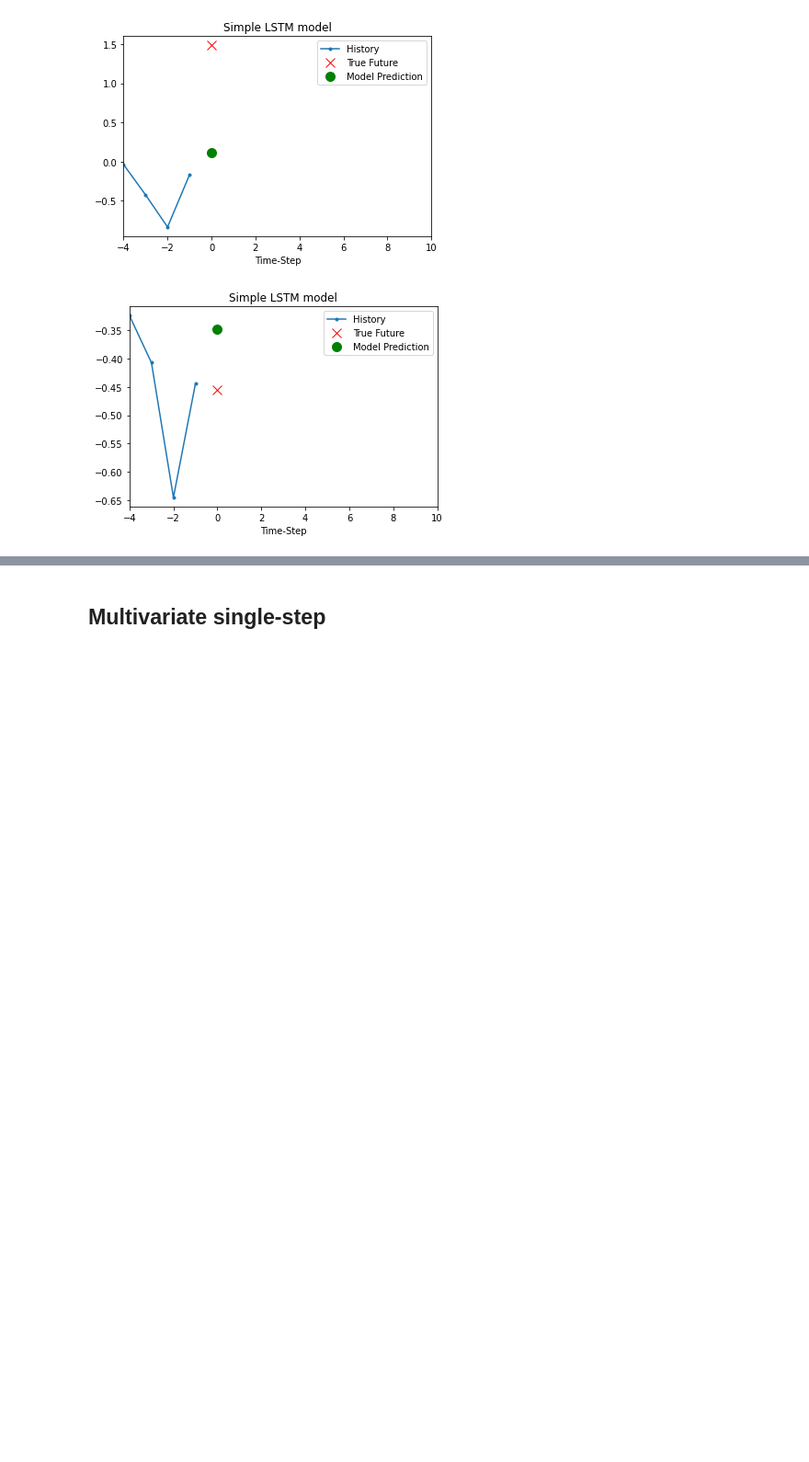
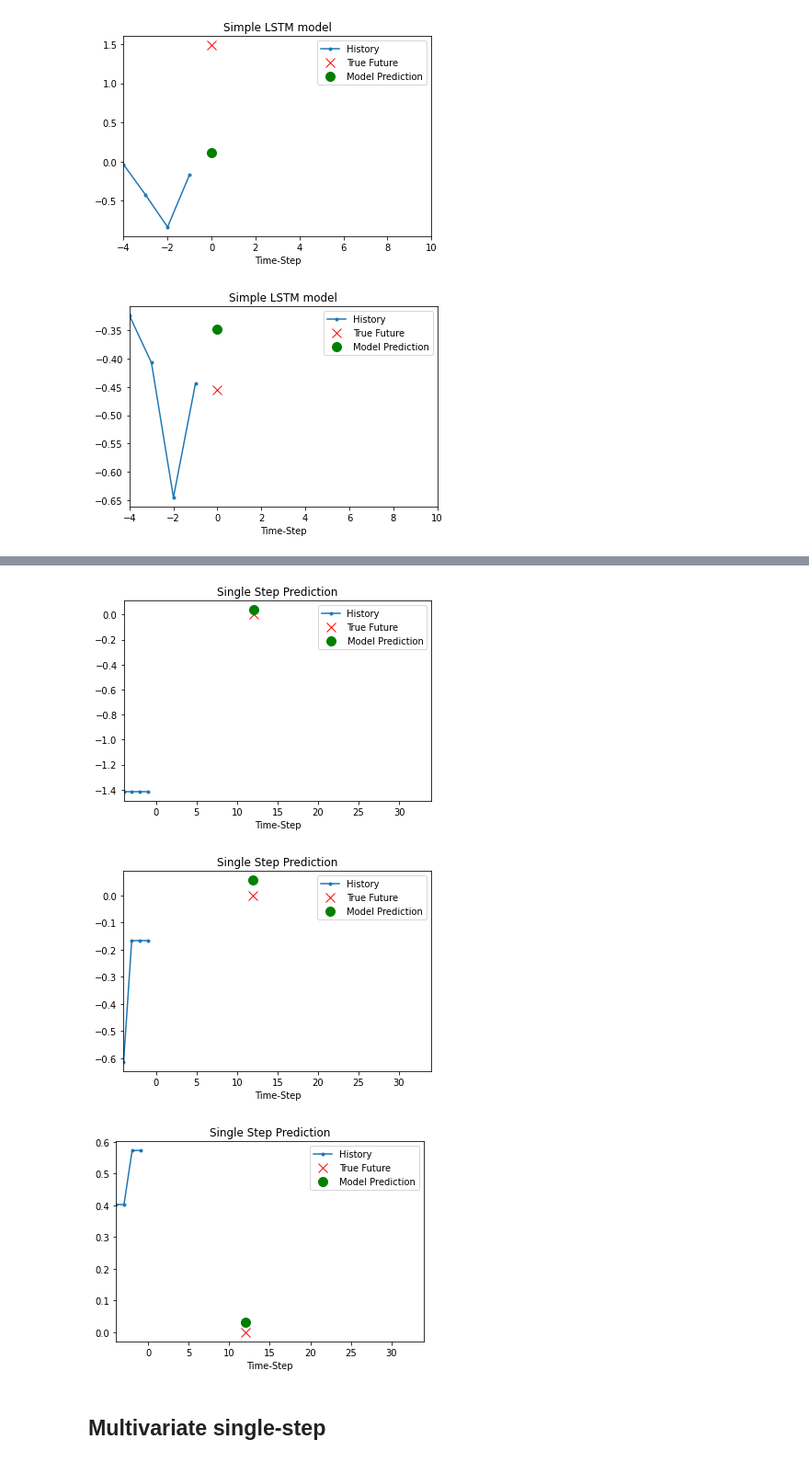
Before and after one commit to jvac06/pft, a Jupyter notebook: scripts/LSTM_ship.ipynb, the cells around one changed output, grey strips where cells are left out. Shown: that part at 92% size. Drawn from its saved outputs; the diff is of its cells as text; code cells hidden in the pictures; blank space fills up the shorter version.

```diff
--- a/scripts/LSTM_ship.ipynb
+++ b/scripts/LSTM_ship.ipynb
@@ -390,0 +509,3 @@ for x, y in val_univariate.take(3):
+# %%
+for x, y in val_data_single.take(1):
+  print(single_step_model.predict(x).shape)
@@ -391,3 +558,13 @@ for x, y in val_univariate.take(3):
+# %%
+for x, y in val_data_single.take(3):
+  plot = show_plot([x[0][:, 1].numpy(), y[0].numpy(),
+                    single_step_model.predict(x)[0]], 12,
+                   'Single Step Prediction')
+  plot.show()
+# %% [output]
+[figure, added]
+[figure, added]
+[figure, added]
 # %% [markdown]
 ## Multivariate single-step
 # %% [markdown]
```
Also changed, not shown: parts of 38 cells of this notebook.
